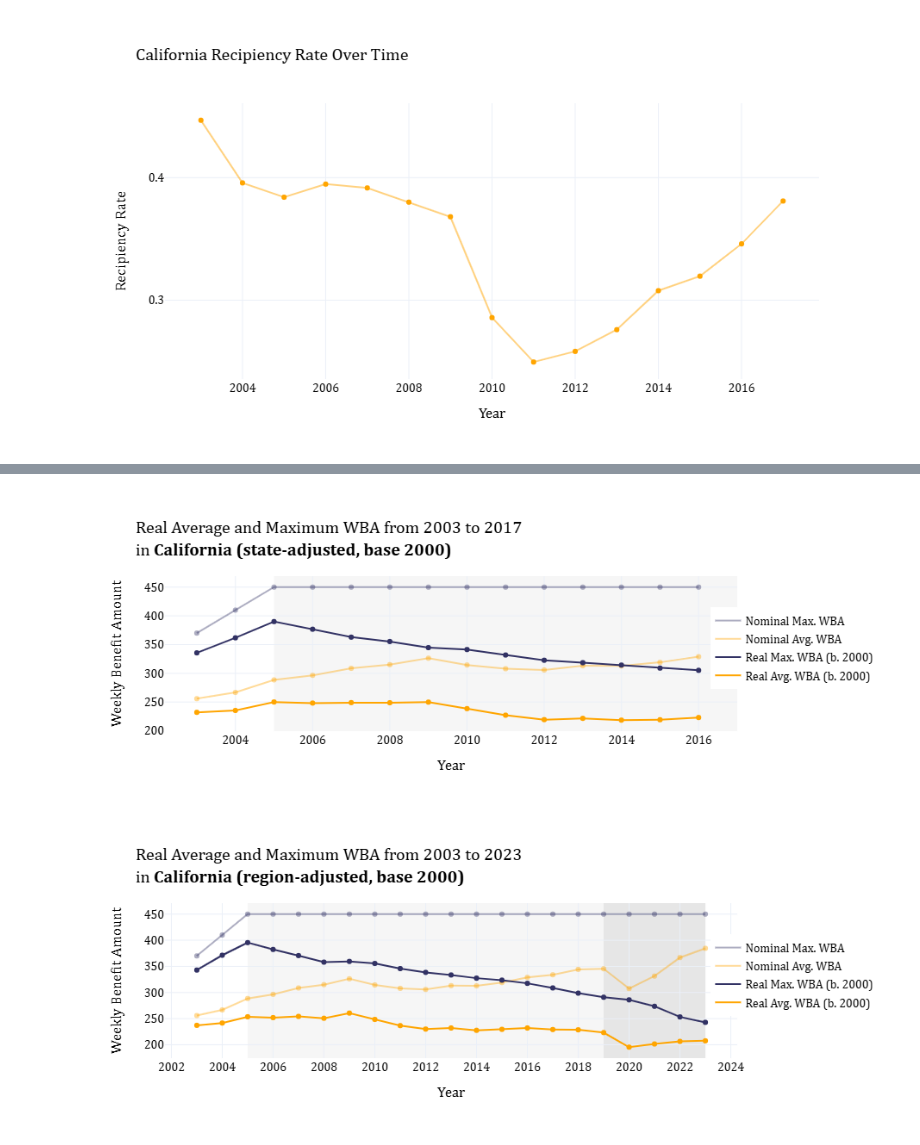
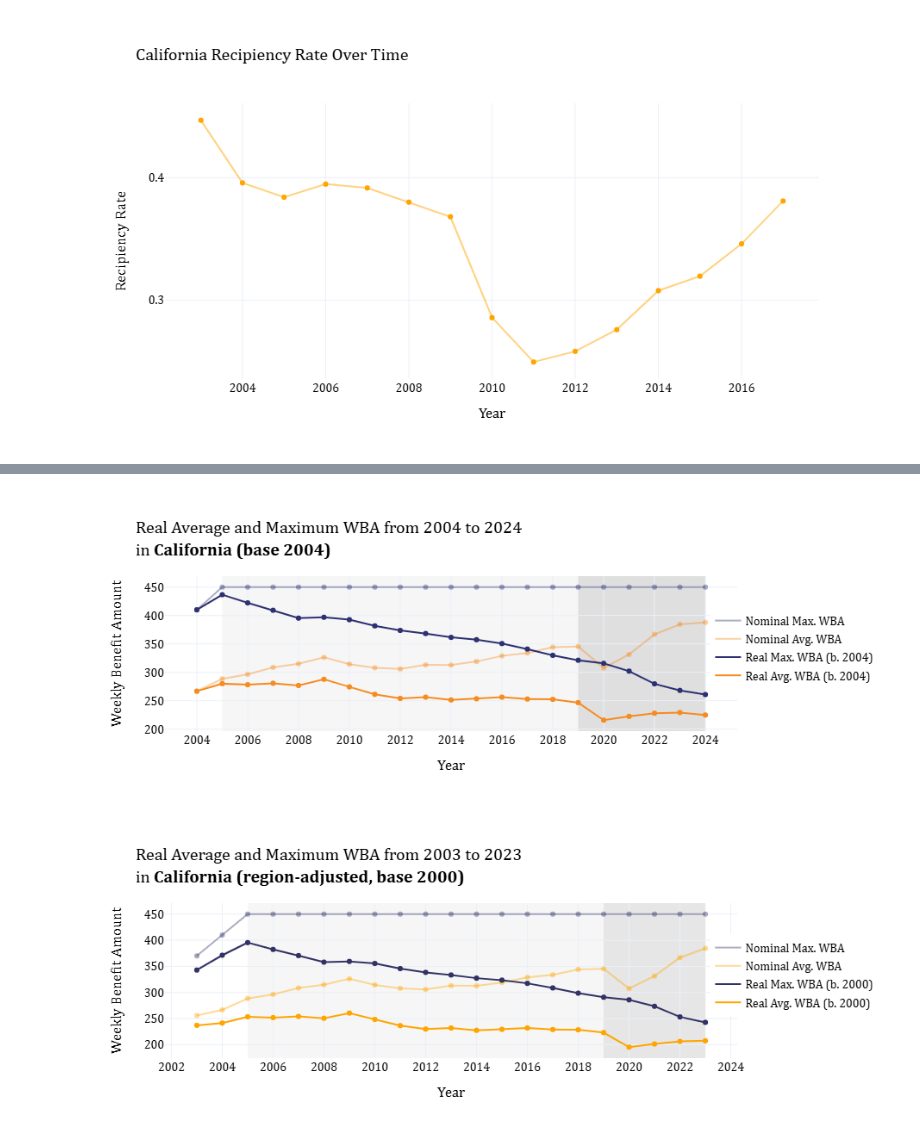
Before and after one commit to kguo12/UI-Inflation, a Jupyter notebook: UI Inflation Figures.ipynb, the cells around one changed output, grey strips where cells are left out. Cells and saved outputs as stored; diff of their text form; code cells hidden in the pictures.

```diff
--- a/UI Inflation Figures.ipynb
+++ b/UI Inflation Figures.ipynb
@@ -25,6 +25,6 @@ colorscale3 = [
     [1, 'rgba(255, 165, 0,0.8)']
 ]
 # %%
-master = pd.read_csv('master.csv')
+master = pd.read_csv('[2004, 2024]base_master_versionDec2025.csv')
 master
 # %% [output]
@@ -66,3 +46,3 @@ master[master['State'] == 'CA'][['Year', 'Annual Regional CPI-U']]
 # %%
-master_trim = master[master['Year'] >= 2003]
-master_trim
+master = master[(master['Year'] >= 2000)]
+master
@@ -226 +508,4 @@ Index(['Unnamed: 0', 'Year', 'State', 'Replacement Ratio 1',
       dtype='object')
+# %%
+master_trim = master[master['Year'] >= 2004]
+master_trim
@@ -382,9 +681,6 @@ fig1.update_layout(title_text="California Recipiency Rate Over Time",
 fig1.show()
 # %%
 ca_realwba_trend = master_trim[master_trim['State'] == "CA"][['Year', 'Average WBA', 'Maximum WBA',
-                                                    'Real Average WBA (state, 2000 base)',
-                                                    'Real Maximum WBA (state, 2000 base)',
-                                                    'Real Average WBA (regional, 2000 base)',
-                                                    'Real Maximum WBA (regional, 2000 base)']]
+                                                    'Real Average WBA (base 2004, region)', 'Real Maximum WBA (base 2004, region)']]
 ca_realwba_trend
 # %% [output]
@@ -408,86 +704,97 @@ ca_realwba_trend
 # %%
 pio.templates.default = 'plotly_white'
 
-fig1 = px.line(data_frame = ca_realwba_trend[:14],
+fig1 = px.line(data_frame = ca_realwba_trend,
              x = "Year",
-             y = "Real Average WBA (state, 2000 base)",
+             y = "Real Average WBA (base 2004, region)",
               )
-fig1.update_traces(line=dict(color = 'rgba(255, 165, 0,1)'), name="Real Avg. WBA (b. 2000)", showlegend=True)
+fig1.update_traces(line=dict(color = 'rgba(246, 139, 31,1)'), name="Real Avg. WBA (b. 2004)", showlegend=True)
 
-fig2 = px.scatter(data_frame = ca_realwba_trend[:14],
+fig2 = px.scatter(data_frame = ca_realwba_trend,
                 x = "Year",
-                y = "Real Average WBA (state, 2000 base)",
-                color_discrete_sequence=["orange"])
+                y = "Real Average WBA (base 2004, region)",
+                color_discrete_sequence=["rgb(246, 139, 31)"])
 
-fig3 = px.line(data_frame = ca_realwba_trend[:14],
+fig3 = px.line(data_frame = ca_realwba_trend,
              x = "Year",
-             y = "Real Maximum WBA (state, 2000 base)")
-fig3.update_traces(line=dict(color = 'rgba(50,50,100,1)'), name="Real Max. WBA (b. 2000)", showlegend=True)
+             y = "Real Maximum WBA (base 2004, region)")
+fig3.update_traces(line=dict(color = "rgba(45, 49, 114, 1)"), name="Real Max. WBA (b. 2004)", showlegend=True)
 
-fig4= px.scatter(data_frame = ca_realwba_trend[:14],
+fig4= px.scatter(data_frame = ca_realwba_trend,
                 x = "Year",
-                y = "Real Maximum WBA (state, 2000 base)",
-                color_discrete_sequence=["rgb(50,50,100)"])
+                y = "Real Maximum WBA (base 2004, region)",
+                color_discrete_sequence=["rgba(45, 49, 114, 1)"])
 
-fig5 = px.line(data_frame = ca_realwba_trend[:14],
+fig5 = px.line(data_frame = ca_realwba_trend,
              x = "Year",
              y = "Average WBA",
             )
-fig5.update_traces(line=dict(color = 'rgba(255, 165, 0,0.4)'), name="Nominal Avg. WBA", showlegend=True)
+fig5.update_traces(line=dict(color = 'rgba(246, 139, 31, 0.4)'), name="Nominal Avg. WBA", showlegend=True)
 
-fig6 = px.scatter(data_frame = ca_realwba_trend[:14],
+fig6 = px.scatter(data_frame = ca_realwba_trend,
                 x = "Year",
                 y = "Average WBA",
-                color_discrete_sequence=['rgba(255, 165, 0,0.4)'])
+                color_discrete_sequence=['rgba(246, 139, 31,0.4)'])
 
-fig7 = px.line(data_frame = ca_realwba_trend[:14],
+fig7 = px.line(data_frame = ca_realwba_trend,
              x = "Year",
              y = "Maximum WBA",
             )
-fig7.update_traces(line=dict(color = 'rgba(50,50,100,0.4)'), name="Nominal Max. WBA", showlegend=True)
+fig7.update_traces(line=dict(color = 'rgba(45, 49, 114, 0.4)'), name="Nominal Max. WBA", showlegend=True)
 
-fig8 = px.scatter(data_frame = ca_realwba_trend[:14],
+fig8 = px.scatter(data_frame = ca_realwba_trend,
                 x = "Year",
                 y = "Maximum WBA",
-                color_discrete_sequence=['rgba(50,50,100,0.4)'])
+                color_discrete_sequence=["rgba(45, 49, 114, 0.4)"])
 
 fig1 = go.Figure(data=fig7.data + fig8.data + fig5.data + fig6.data + fig3.data + fig4.data + fig1.data + fig2.data)
-fig1.update_layout(title_text="Real Average and Maximum WBA from 2003 to 2017 <br>in <b>California (state-adjusted, base 2000)</b>",
+fig1.update_layout(title_text="Real Average and Maximum WBA from 2004 to 2024 <br>in <b>California (base 2004)</b>",
                    xaxis_title="Year", yaxis_title="Weekly Benefit Amount",
                    font=dict(
                         family="Cambria",
                         size=14,
                         color="black",
                     ),
                    xaxis=dict(
                         tickmode='linear',
                         tick0=2000,
                         dtick=2
                     ),
                    yaxis=dict(
                         tick0=200,
                         dtick=50
                     ),
                    legend=dict(
                         orientation="v",
                         x=1.1,
                         xanchor="center",
                         y=0.8
                     )
                   )
 fig1.add_shape(
     type="rect",
-    x0=2005, x1=2017,
+    x0=2005, x1=2024,
     y0=0, y1=1,
     xref="x",
     yref="paper",
     fillcolor="lightgray",
     opacity=0.2,
     layer="below",
     line_width=0
 )
+fig1.add_shape(
+    type="rect",
+    x0=2019, x1=2024,
+    y0=0, y1=1,
+    xref="x",
+    yref="paper",
+    fillcolor="gray",
+    opacity=0.2,
+    layer="below",
+    line_width=0
+)
 # %% [output]
-[figure, old version]
+[figure, new version]
 # %%
 write_html(fig1, "fig_2a.html")
 # %%
```
Also changed, not shown: parts of 50 cells of this notebook, 11 other files.
